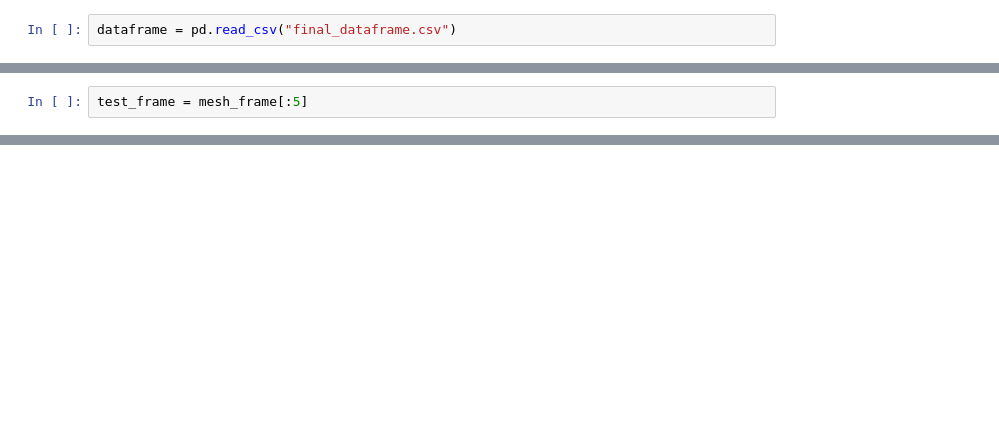
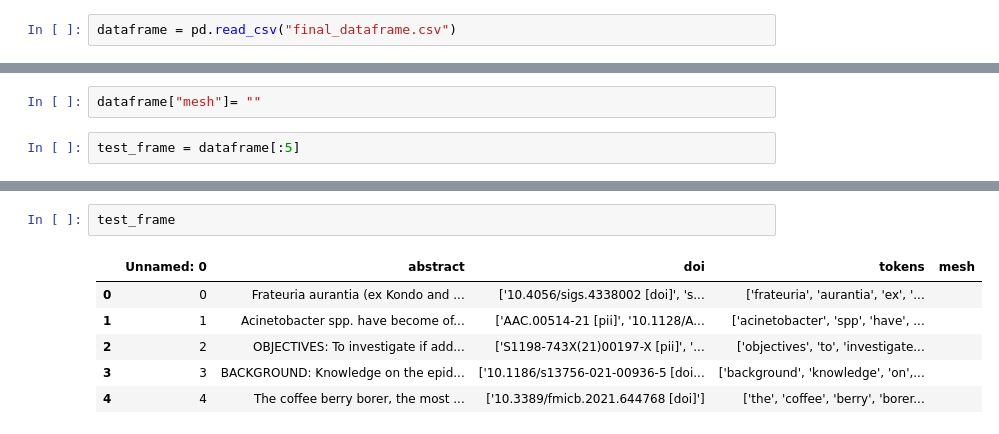
Before and after one commit to JoshTh22/DIS18-ORKG-Microbiolgy-Observatory, a Jupyter notebook: mesh_retriever.ipynb, the cells around one changed output, grey strips where cells are left out. Drawn from its saved outputs; the diff is of its cells as text; blank space fills up the shorter version.

```diff
--- a/mesh_retriever.ipynb
+++ b/mesh_retriever.ipynb
@@ -51,3 +41,5 @@ See the caveats in the documentation: https://pandas.pydata.org/pandas-docs/stab
+# %%
+dataframe["mesh"]= ""
 # %%
-test_frame = mesh_frame[:5]
+test_frame = dataframe[:5]
 # %%
@@ -78,0 +84,9 @@ entity_linker('mesh', test_doc)
+# %%
+test_frame
+# %% [output]
+|  | Unnamed: 0 | abstract | doi | tokens | mesh |
+| 0 | 0 | Frateuria aurantia (ex Kondo and ... | ['10.4056/sigs.4338002 [doi]', 's... | ['frateuria', 'aurantia', 'ex', '... |  |
+| 1 | 1 | Acinetobacter spp. have become of... | ['AAC.00514-21 [pii]', '10.1128/A... | ['acinetobacter', 'spp', 'have', ... |  |
+| 2 | 2 | OBJECTIVES: To investigate if add... | ['S1198-743X(21)00197-X [pii]', '... | ['objectives', 'to', 'investigate... |  |
+| 3 | 3 | BACKGROUND: Knowledge on the epid... | ['10.1186/s13756-021-00936-5 [doi... | ['background', 'knowledge', 'on',... |  |
+| 4 | 4 | The coffee berry borer, the most ... | ['10.3389/fmicb.2021.644768 [doi]'] | ['the', 'coffee', 'berry', 'borer... |  |
```
Also changed, not shown: parts of 26 cells of this notebook, 2 other files.
